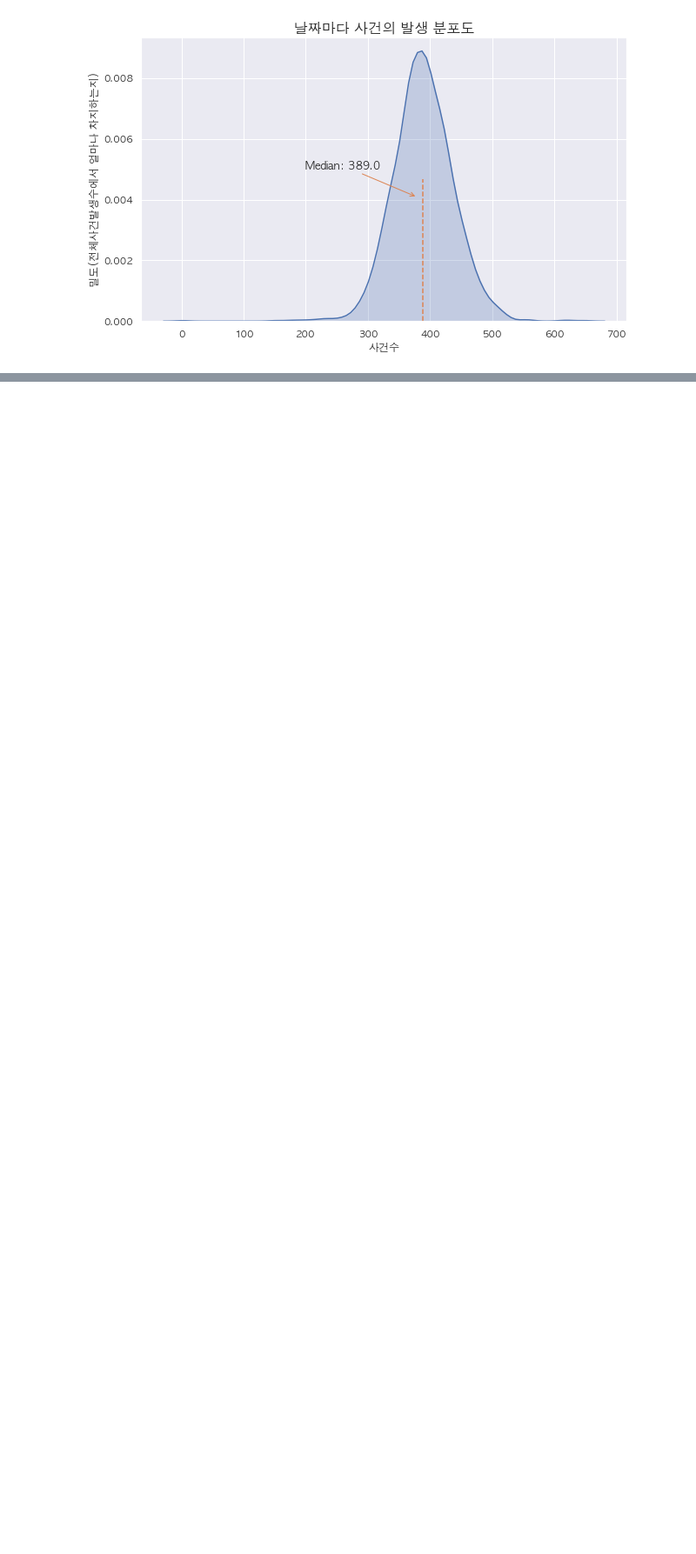
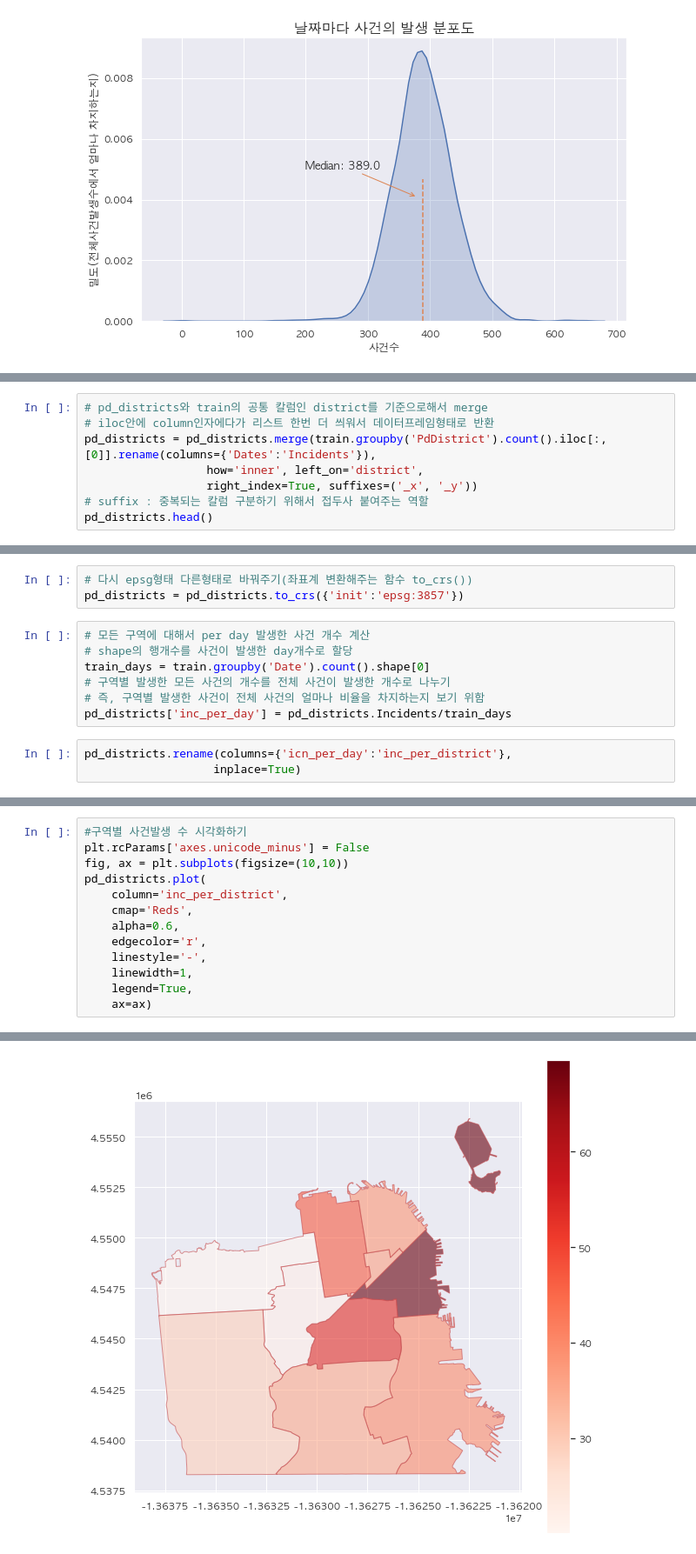
Before and after one commit to young-hun-jo/KaggleStruggle, a Jupyter notebook: sanfrancisco_crime/sanfrancisco_crime_transcription.ipynb, the cells around one changed output, grey strips where cells are left out. Shown at 87% size. Drawn from its saved outputs; the diff is of its cells as text; blank space fills up the shorter version.

```diff
--- a/sanfrancisco_crime/sanfrancisco_crime_transcription.ipynb
+++ b/sanfrancisco_crime/sanfrancisco_crime_transcription.ipynb
@@ -148,0 +182,8 @@ plt.show()
+# %%
+# pd_districts와 train의 공통 칼럼인 district를 기준으로해서 merge
+# iloc안에 column인자에다가 리스트 한번 더 씌워서 데이터프레임형태로 반환
+pd_districts = pd_districts.merge(train.groupby('PdDistrict').count().iloc[:,[0]].rename(columns={'Dates':'Incidents'}),
+                  how='inner', left_on='district',
+                  right_index=True, suffixes=('_x', '_y'))
+# suffix : 중복되는 칼럼 구분하기 위해서 접두사 붙여주는 역할
+pd_districts.head()
@@ -148,0 +197,13 @@ plt.show()
+# %%
+# 다시 epsg형태 다른형태로 바꿔주기(좌표계 변환해주는 함수 to_crs())
+pd_districts = pd_districts.to_crs({'init':'epsg:3857'})
+# %%
+# 모든 구역에 대해서 per day 발생한 사건 개수 계산
+# shape의 행개수를 사건이 발생한 day개수로 할당
+train_days = train.groupby('Date').count().shape[0]
+# 구역별 발생한 모든 사건의 개수를 전체 사건이 발생한 개수로 나누기
+# 즉, 구역별 발생한 사건이 전체 사건의 얼마나 비율을 차지하는지 보기 위함
+pd_districts['inc_per_day'] = pd_districts.Incidents/train_days
+# %%
+pd_districts.rename(columns={'icn_per_day':'inc_per_district'},
+                   inplace=True)
@@ -148,0 +219,14 @@ plt.show()
+# %%
+#구역별 사건발생 수 시각화하기
+plt.rcParams['axes.unicode_minus'] = False
+fig, ax = plt.subplots(figsize=(10,10))
+pd_districts.plot(
+    column='inc_per_district',
+    cmap='Reds',
+    alpha=0.6,
+    edgecolor='r',
+    linestyle='-',
+    linewidth=1,
+    legend=True,
+    ax=ax)
+# %% [output]
@@ -148,0 +234 @@ plt.show()
+[figure, added]
```
Also changed, not shown: parts of 9 cells of this notebook.
